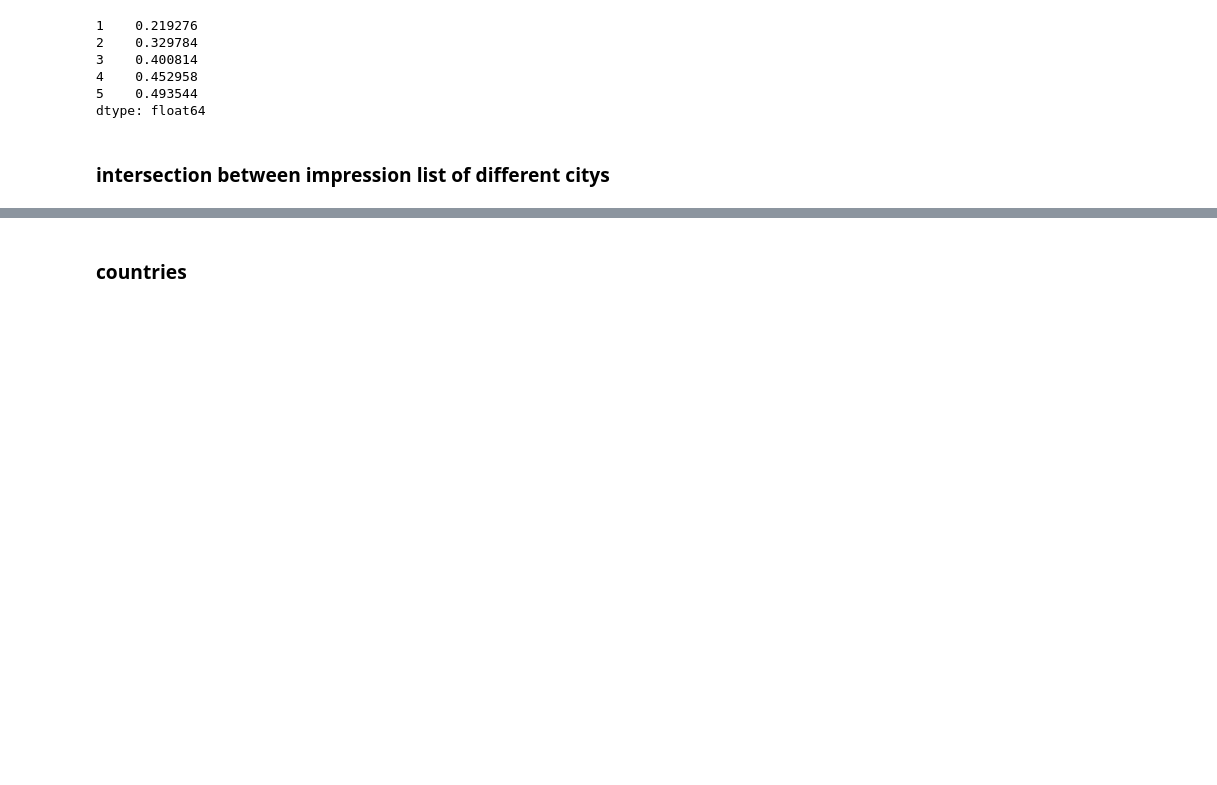
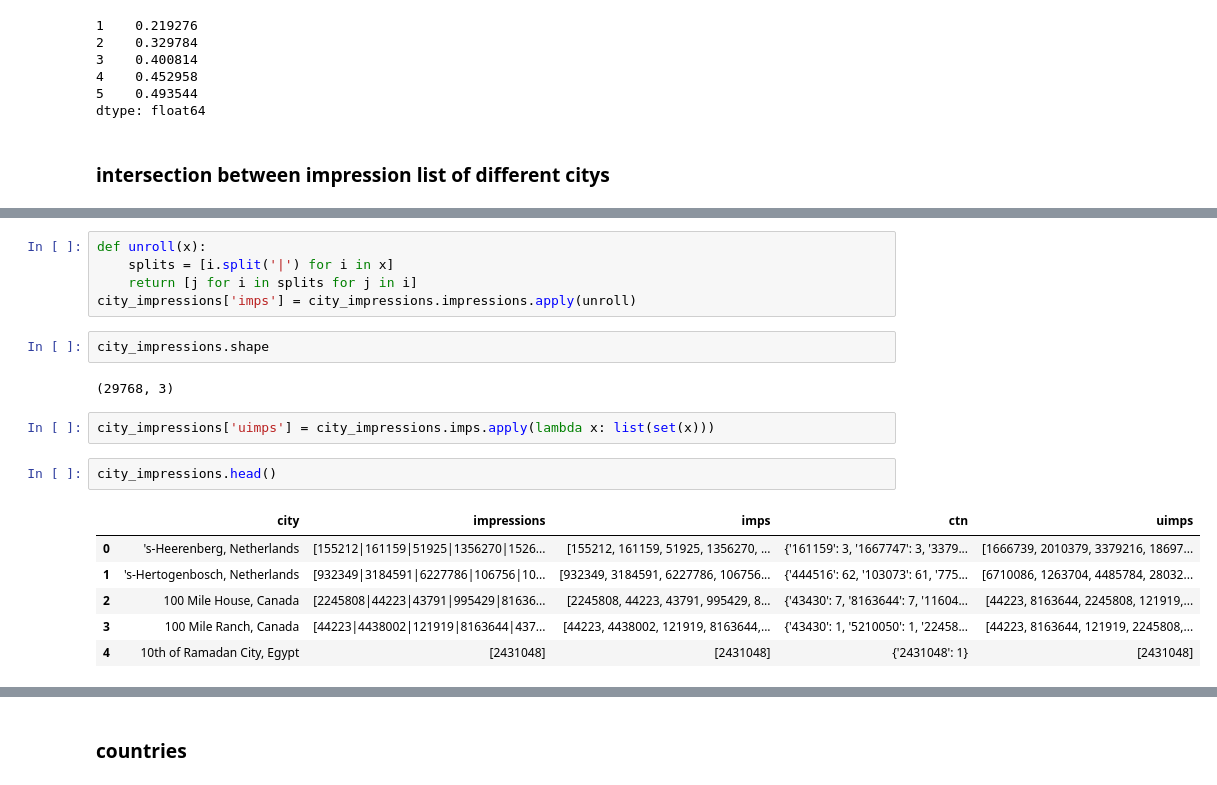
Before and after one commit to samshipengs/naps, a Jupyter notebook: playground.ipynb, the cells around one changed output, grey strips where cells are left out. Drawn from its saved outputs; the diff is of its cells as text; blank space fills up the shorter version.

```diff
--- a/playground.ipynb
+++ b/playground.ipynb
@@ -264,0 +290,20 @@ dtype: float64
+# %%
+def unroll(x):
+    splits = [i.split('|') for i in x]
+    return [j for i in splits for j in i]
+city_impressions['imps'] = city_impressions.impressions.apply(unroll)
+# %%
+city_impressions.shape
+# %% [output]
+(29768, 3)
+# %%
+city_impressions['uimps'] = city_impressions.imps.apply(lambda x: list(set(x)))
+# %%
+city_impressions.head()
+# %% [output]
+|  | city | impressions | imps | ctn | uimps |
+| 0 | 's-Heerenberg, Netherlands | [155212|161159|51925|1356270|1526... | [155212, 161159, 51925, 1356270, ... | {'161159': 3, '1667747': 3, '3379... | [1666739, 2010379, 3379216, 18697... |
+| 1 | 's-Hertogenbosch, Netherlands | [932349|3184591|6227786|106756|10... | [932349, 3184591, 6227786, 106756... | {'444516': 62, '103073': 61, '775... | [6710086, 1263704, 4485784, 28032... |
+| 2 | 100 Mile House, Canada | [2245808|44223|43791|995429|81636... | [2245808, 44223, 43791, 995429, 8... | {'43430': 7, '8163644': 7, '11604... | [44223, 8163644, 2245808, 121919,... |
+| 3 | 100 Mile Ranch, Canada | [44223|4438002|121919|8163644|437... | [44223, 4438002, 121919, 8163644,... | {'43430': 1, '5210050': 1, '22458... | [44223, 8163644, 121919, 2245808,... |
+| 4 | 10th of Ramadan City, Egypt | [2431048] | [2431048] | {'2431048': 1} | [2431048] |
```
Also changed, not shown: parts of 9 cells of this notebook.
